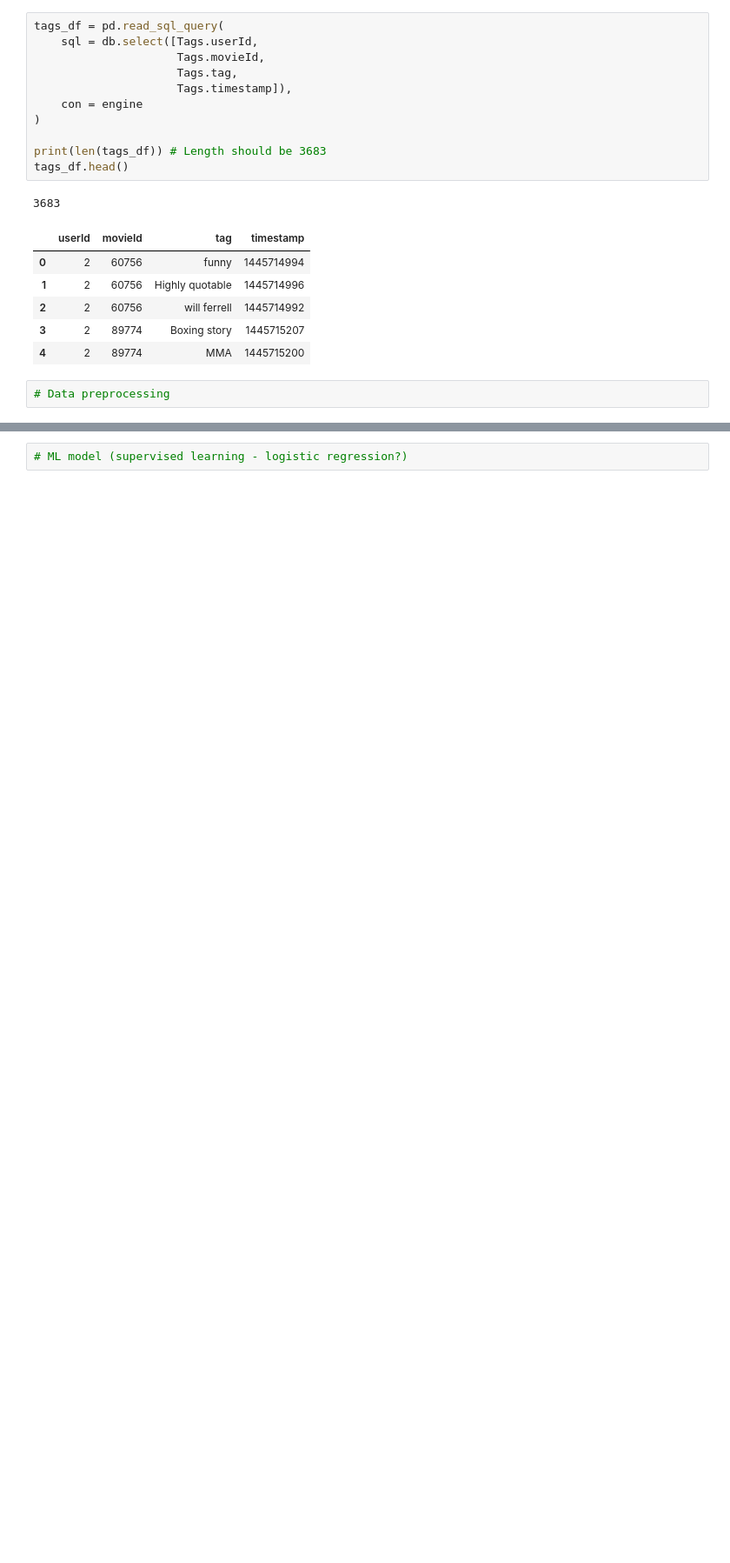
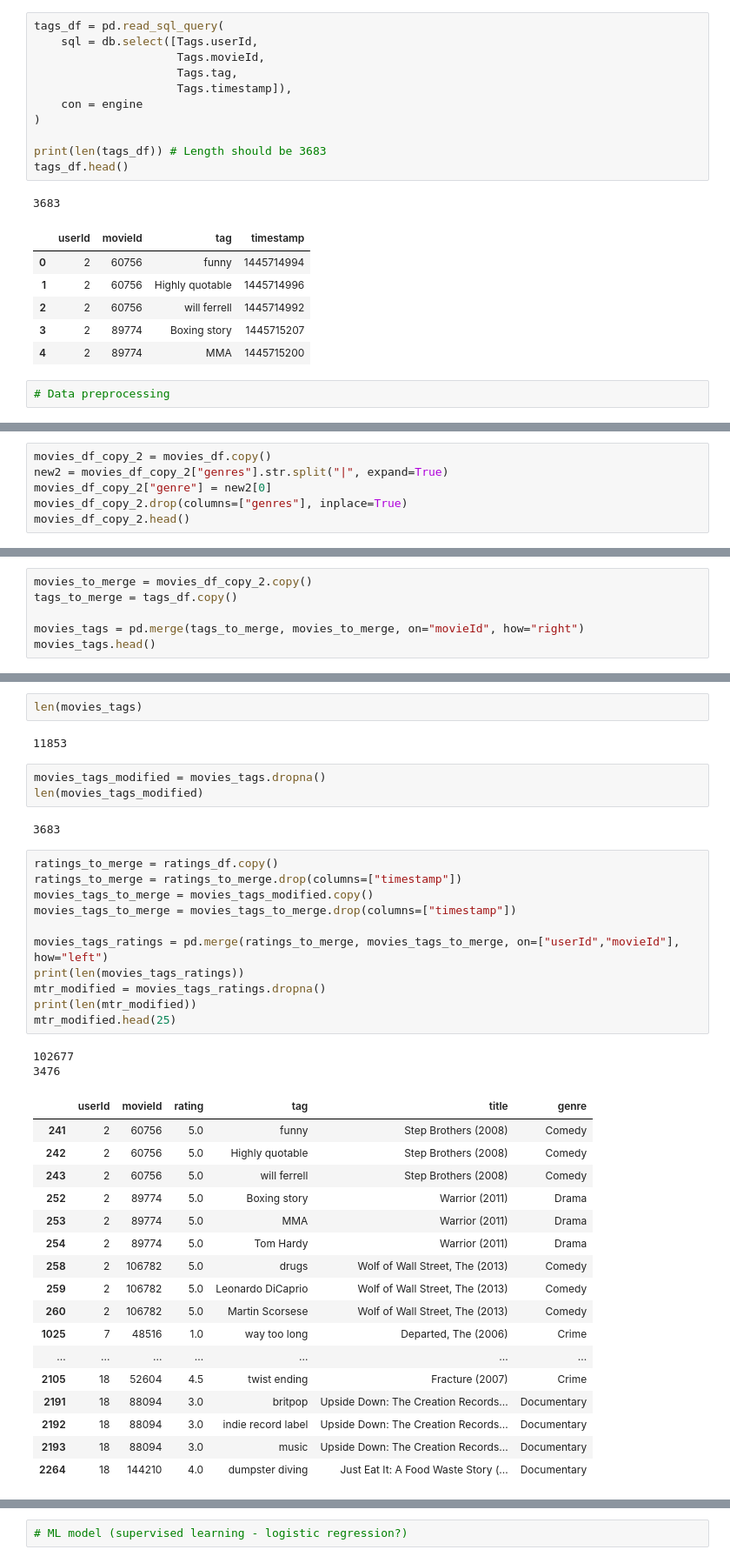
Before and after one commit to dmropp/Project_4_ML, a Jupyter notebook: analysis.ipynb, the cells around one changed output, grey strips where cells are left out. Shown: that part at 87% size. Cells and saved outputs as stored; diff of their text form; blank space fills up the shorter version.

```diff
--- a/analysis.ipynb
+++ b/analysis.ipynb
@@ -110,0 +125,6 @@ tags_df.head()
+# %%
+movies_df_copy_2 = movies_df.copy()
+new2 = movies_df_copy_2["genres"].str.split("|", expand=True)
+movies_df_copy_2["genre"] = new2[0]
+movies_df_copy_2.drop(columns=["genres"], inplace=True)
+movies_df_copy_2.head()
@@ -110,0 +164,6 @@ tags_df.head()
+# %%
+movies_to_merge = movies_df_copy_2.copy()
+tags_to_merge = tags_df.copy()
+
+movies_tags = pd.merge(tags_to_merge, movies_to_merge, on="movieId", how="right")
+movies_tags.head()
@@ -110,0 +177,40 @@ tags_df.head()
+# %%
+len(movies_tags)
+# %% [output]
+11853
+# %%
+movies_tags_modified = movies_tags.dropna()
+len(movies_tags_modified)
+# %% [output]
+3683
+# %%
+ratings_to_merge = ratings_df.copy()
+ratings_to_merge = ratings_to_merge.drop(columns=["timestamp"])
+movies_tags_to_merge = movies_tags_modified.copy()
+movies_tags_to_merge = movies_tags_to_merge.drop(columns=["timestamp"])
+
+movies_tags_ratings = pd.merge(ratings_to_merge, movies_tags_to_merge, on=["userId","movieId"], how="left")
+print(len(movies_tags_ratings))
+mtr_modified = movies_tags_ratings.dropna()
+print(len(mtr_modified))
+mtr_modified.head(25)
+# %% [output]
+102677
+3476
+|  | userId | movieId | rating | tag | title | genre |
+| 241 | 2 | 60756 | 5.0 | funny | Step Brothers (2008) | Comedy |
+| 242 | 2 | 60756 | 5.0 | Highly quotable | Step Brothers (2008) | Comedy |
+| 243 | 2 | 60756 | 5.0 | will ferrell | Step Brothers (2008) | Comedy |
+| 252 | 2 | 89774 | 5.0 | Boxing story | Warrior (2011) | Drama |
+| 253 | 2 | 89774 | 5.0 | MMA | Warrior (2011) | Drama |
+| 254 | 2 | 89774 | 5.0 | Tom Hardy | Warrior (2011) | Drama |
+| 258 | 2 | 106782 | 5.0 | drugs | Wolf of Wall Street, The (2013) | Comedy |
+| 259 | 2 | 106782 | 5.0 | Leonardo DiCaprio | Wolf of Wall Street, The (2013) | Comedy |
+| 260 | 2 | 106782 | 5.0 | Martin Scorsese | Wolf of Wall Street, The (2013) | Comedy |
+| 1025 | 7 | 48516 | 1.0 | way too long | Departed, The (2006) | Crime |
+| ... | ... | ... | ... | ... | ... | ... |
+| 2105 | 18 | 52604 | 4.5 | twist ending | Fracture (2007) | Crime |
+| 2191 | 18 | 88094 | 3.0 | britpop | Upside Down: The Creation Records... | Documentary |
+| 2192 | 18 | 88094 | 3.0 | indie record label | Upside Down: The Creation Records... | Documentary |
+| 2193 | 18 | 88094 | 3.0 | music | Upside Down: The Creation Records... | Documentary |
+| 2264 | 18 | 144210 | 4.0 | dumpster diving | Just Eat It: A Food Waste Story (... | Documentary |
```
Also changed, not shown: parts of 9 cells of this notebook.
